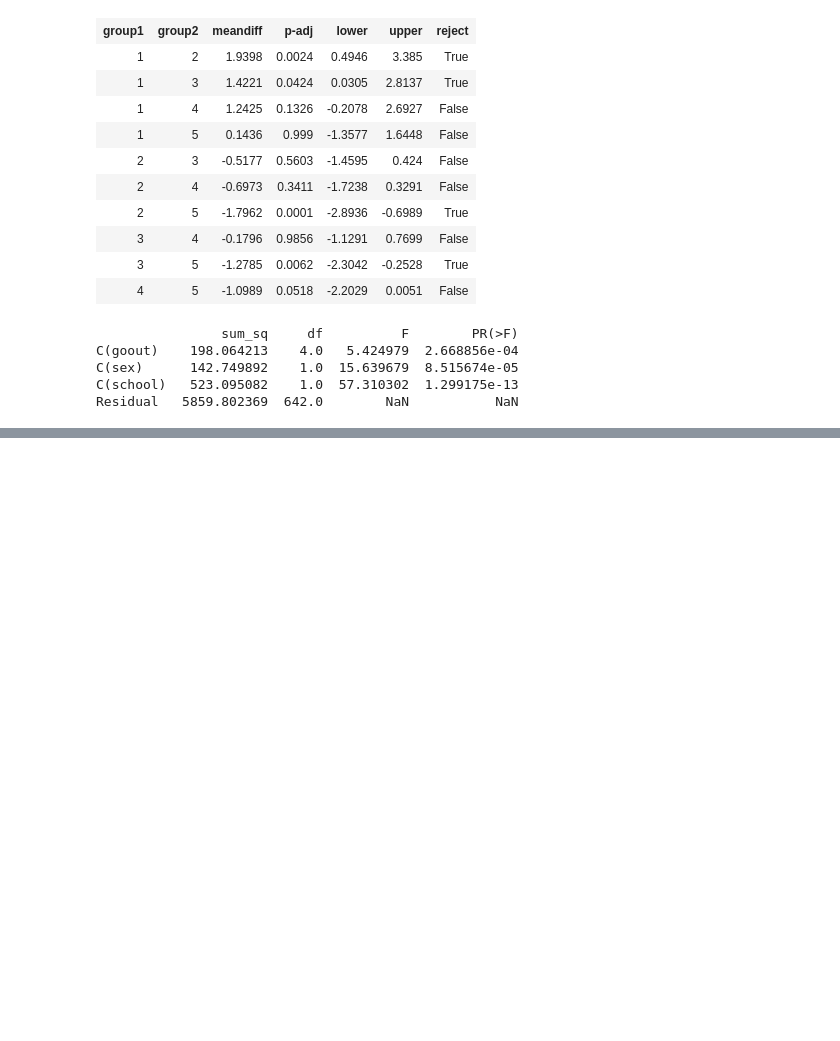
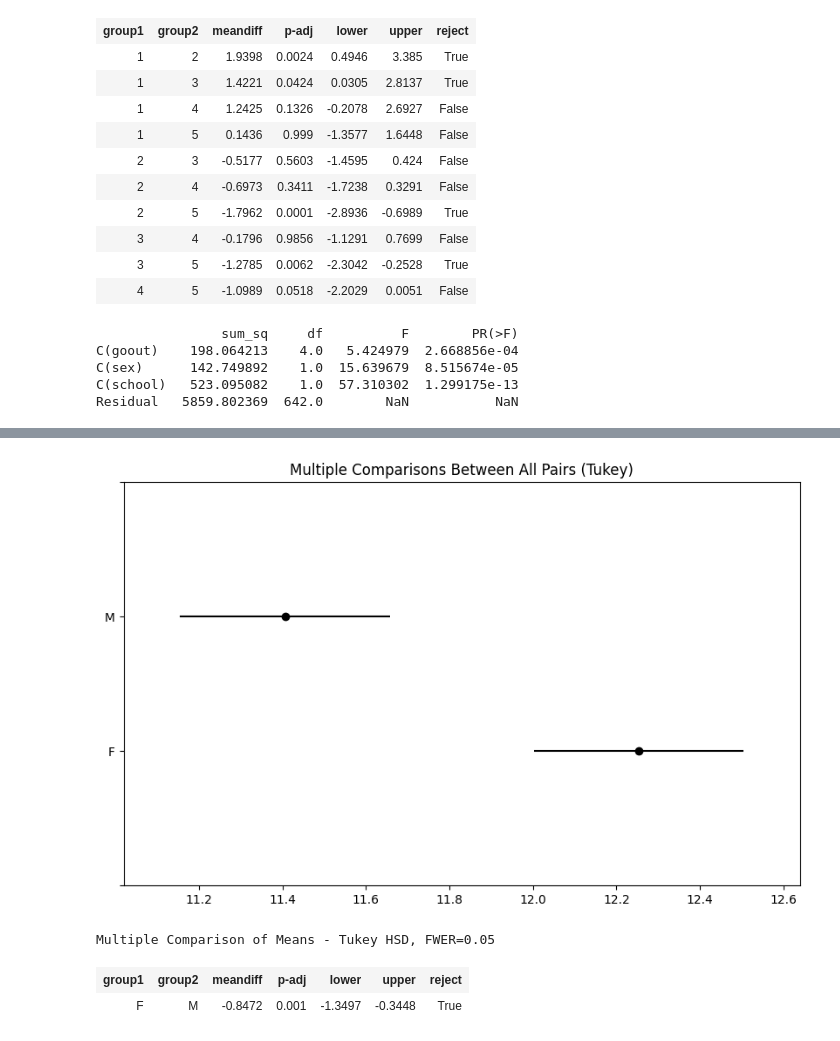
Before and after one commit to Tumup/estadistica, a Jupyter notebook: ESTADISTICA/analisis.ipynb, the cells around one changed output, grey strips where cells are left out. Cells and saved outputs as stored; diff of their text form; code cells hidden in the pictures; blank space fills up the shorter version.

```diff
--- a/ESTADISTICA/analisis.ipynb
+++ b/ESTADISTICA/analisis.ipynb
@@ -632,0 +661,18 @@ group1 group2 meandiff p-adj   lower   upper  reject
+# %%
+import matplotlib.pyplot as plt
+from statsmodels.stats.multicomp import pairwise_tukeyhsd
+tukey = pairwise_tukeyhsd(endog=dfc['G3'], groups=dfc['sex'], alpha=0.05)
+
+# Gráfico de intervalos de confianza y líneas rojas
+tukey.plot_simultaneous()
+plt.vlines(x=tukey.meandiffs, ymin=-0.5, ymax=len(tukey.groupsunique)-1.5, color="red")
+
+plt.show()
+
+# Resumen de los resultados
+tukey.summary()
+# %% [output]
+[figure, added]
+Multiple Comparison of Means - Tukey HSD, FWER=0.05
+| group1 | group2 | meandiff | p-adj | lower | upper | reject |
+| F | M | -0.8472 | 0.001 | -1.3497 | -0.3448 | True |
```
Also changed, not shown: parts of 23 cells of this notebook.
